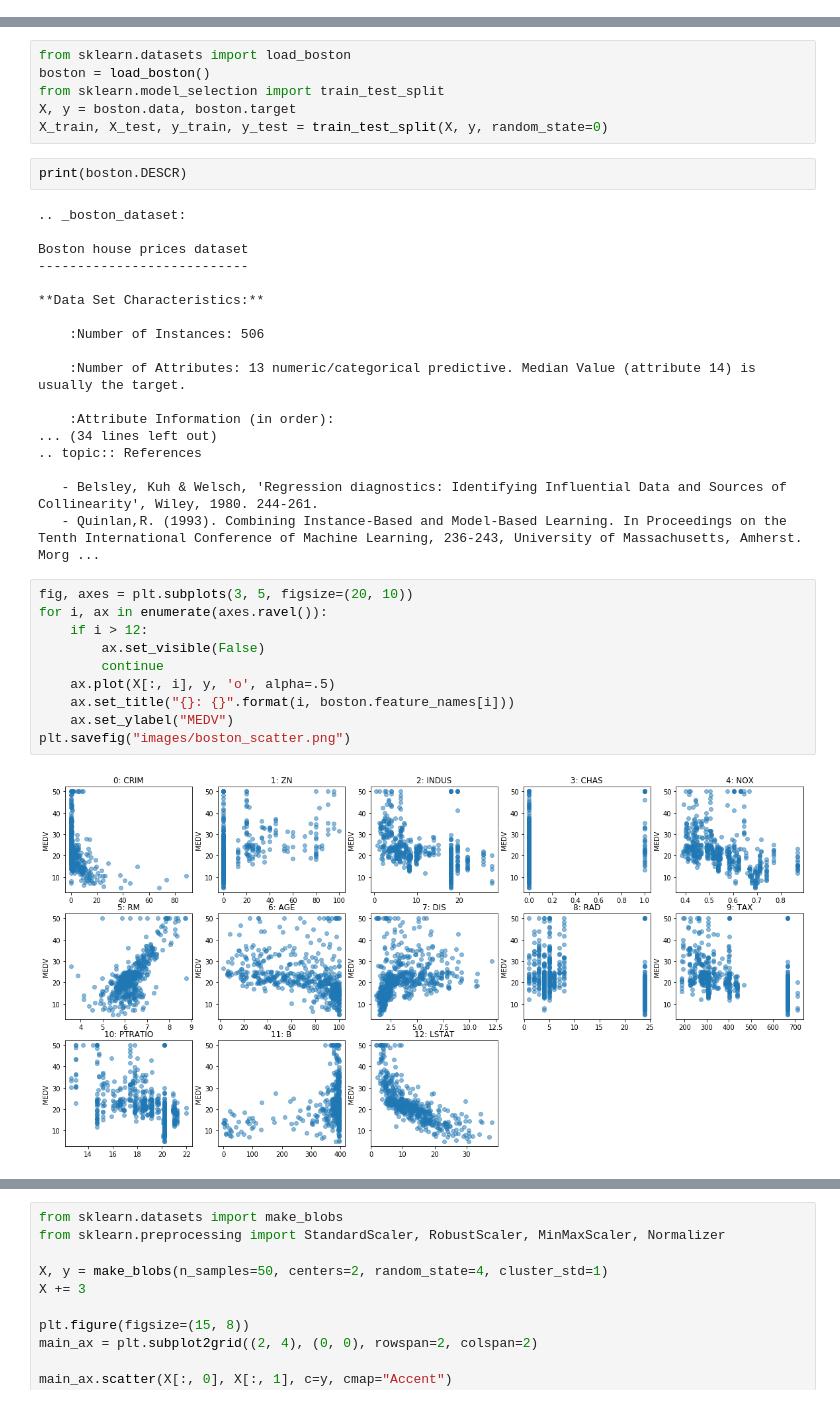
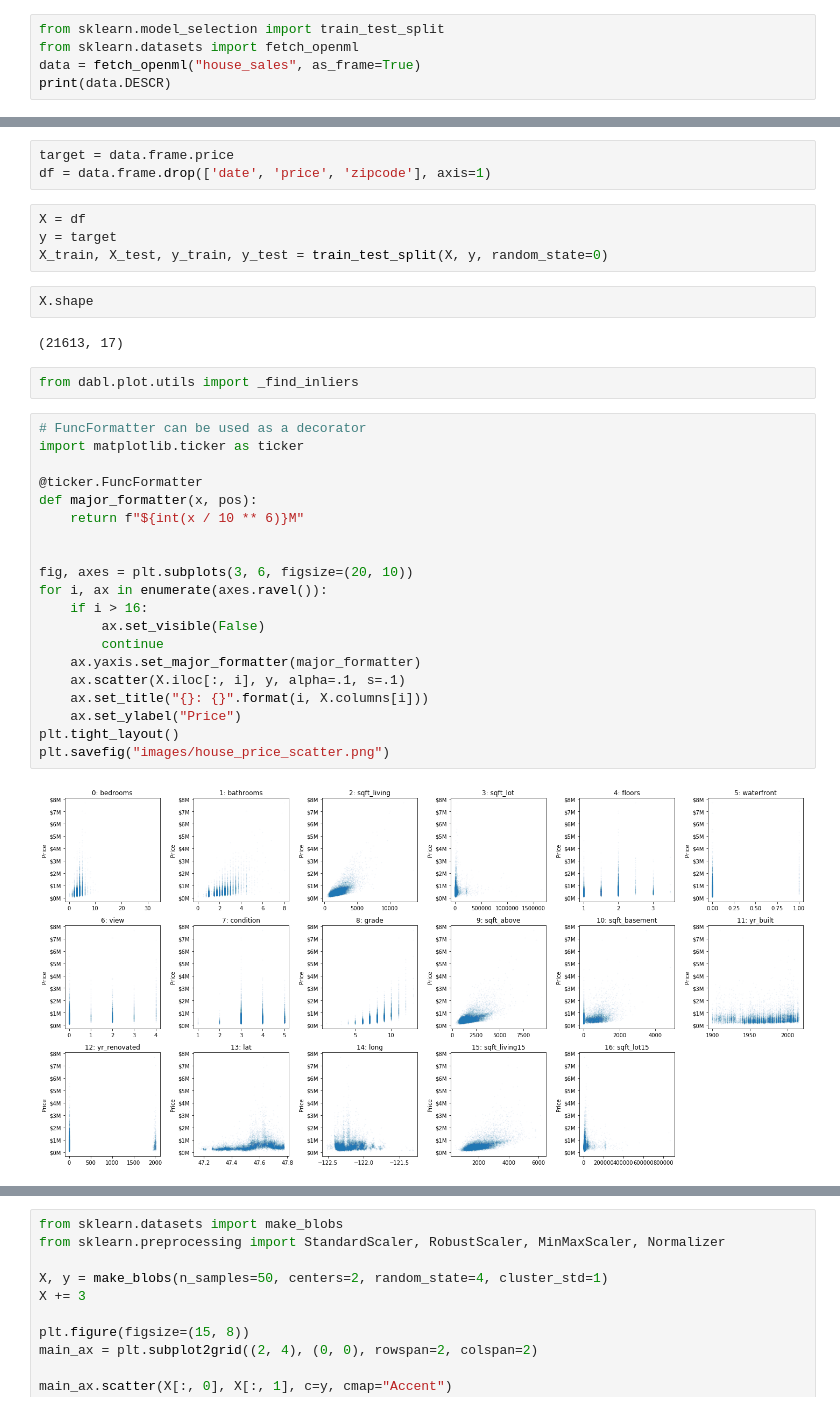
Before and after one commit to amueller/COMS4995-s20, a Jupyter notebook: slides/aml-04-preprocessing/aml-07-preprocessing.ipynb, the cells around one changed output, grey strips where cells are left out. Cells and saved outputs as stored; diff of their text form.

Commit message:
use king country house prices

```diff
--- a/slides/aml-04-preprocessing/aml-07-preprocessing.ipynb
+++ b/slides/aml-04-preprocessing/aml-07-preprocessing.ipynb
@@ -6,0 +40,5 @@ plt.rcParams['savefig.bbox'] = 'tight'
+# %%
+from sklearn.model_selection import train_test_split
+from sklearn.datasets import fetch_openml
+data = fetch_openml("house_sales", as_frame=True)
+print(data.DESCR)
@@ -7,38 +76,35 @@ plt.rcParams['savefig.bbox'] = 'tight'
+# %%
+target = data.frame.price
+df = data.frame.drop(['date', 'price', 'zipcode'], axis=1)
 # %%
-from sklearn.datasets import load_boston
-boston = load_boston()
-from sklearn.model_selection import train_test_split
-X, y = boston.data, boston.target
+X = df
+y = target
 X_train, X_test, y_train, y_test = train_test_split(X, y, random_state=0)
-# %%
-print(boston.DESCR)
-# %% [output]
-.. _boston_dataset:
-
-Boston house prices dataset
----------------------------
-
-**Data Set Characteristics:**
-
-    :Number of Instances: 506
-
-    :Number of Attributes: 13 numeric/categorical predictive. Median Value (attribute 14) is usually the target.
-
-    :Attribute Information (in order):
-... (34 lines left out)
-.. topic:: References
-
-   - Belsley, Kuh & Welsch, 'Regression diagnostics: Identifying Influential Data and Sources of Collinearity', Wiley, 1980. 244-261.
-   - Quinlan,R. (1993). Combining Instance-Based and Model-Based Learning. In Proceedings on the Tenth International Conference of Machine Learning, 236-243, University of Massachusetts, Amherst. Morg ...
+# %%
+X.shape
+# %% [output]
+(21613, 17)
+# %%
+from dabl.plot.utils import _find_inliers
 # %%
-fig, axes = plt.subplots(3, 5, figsize=(20, 10))
+# FuncFormatter can be used as a decorator
+import matplotlib.ticker as ticker
+
+@ticker.FuncFormatter
+def major_formatter(x, pos):
+    return f"${int(x / 10 ** 6)}M"
+
+
+fig, axes = plt.subplots(3, 6, figsize=(20, 10))
 for i, ax in enumerate(axes.ravel()):
-    if i > 12:
+    if i > 16:
         ax.set_visible(False)
         continue
-    ax.plot(X[:, i], y, 'o', alpha=.5)
-    ax.set_title("{}: {}".format(i, boston.feature_names[i]))
-    ax.set_ylabel("MEDV")
-plt.savefig("images/boston_scatter.png")
+    ax.yaxis.set_major_formatter(major_formatter)
+    ax.scatter(X.iloc[:, i], y, alpha=.1, s=.1)
+    ax.set_title("{}: {}".format(i, X.columns[i]))
+    ax.set_ylabel("Price")
+plt.tight_layout()
+plt.savefig("images/house_price_scatter.png")
 # %% [output]
-[figure, old version]
+[figure, new version]
```
Also changed, not shown: parts of 91 cells of this notebook, 15 other files.
